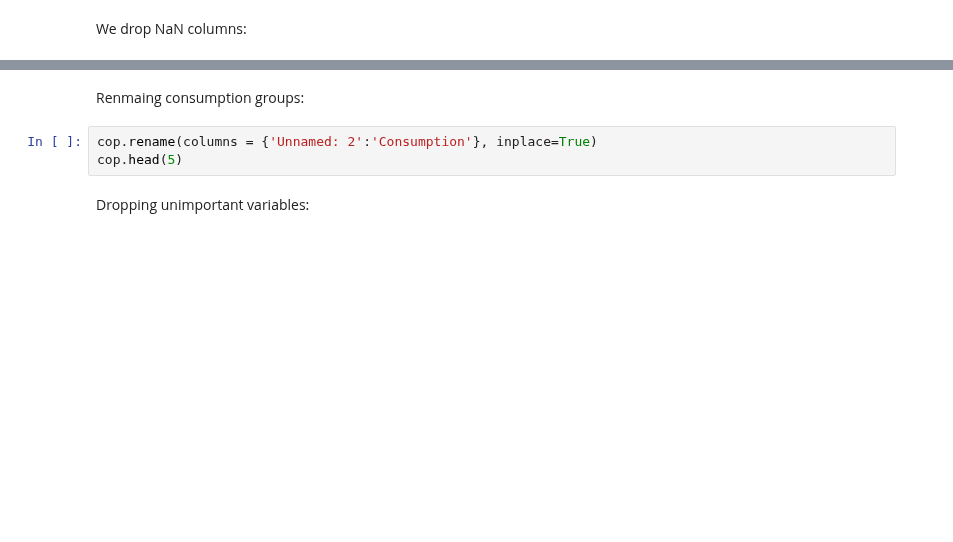
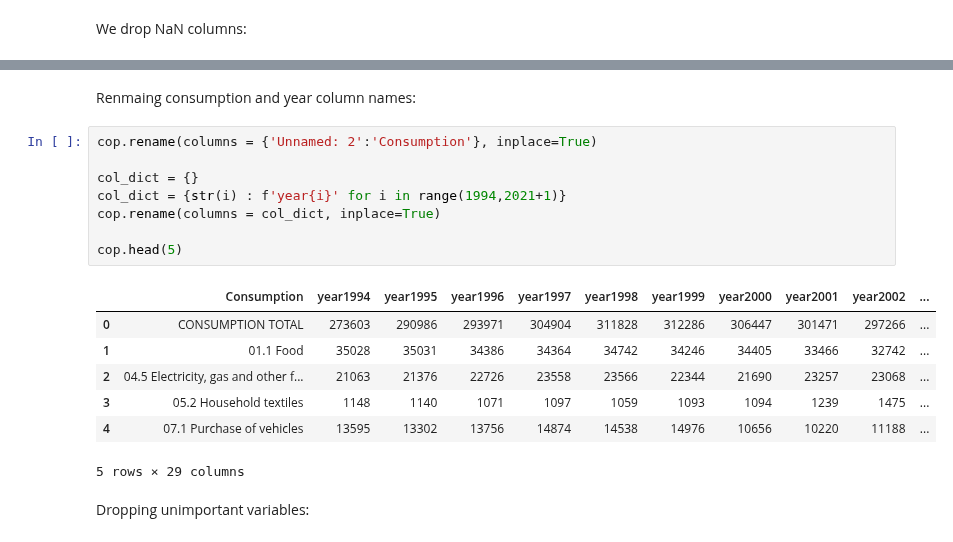
Before and after one commit to NumEconCopenhagen/projects-2023-EFS, a Jupyter notebook: dataproject/St_data_p.ipynb, the cells around one changed output, grey strips where cells are left out. Drawn from its saved outputs; the diff is of its cells as text; blank space fills up the shorter version.

```diff
--- a/dataproject/St_data_p.ipynb
+++ b/dataproject/St_data_p.ipynb
@@ -172,8 +204,21 @@ cop.head(10)
-# %% [markdown]
-Renmaing consumption groups:
+# %% [markdown]
+Renmaing consumption and year column names:
 # %%
 cop.rename(columns = {'Unnamed: 2':'Consumption'}, inplace=True)
+
+col_dict = {}
+col_dict = {str(i) : f'year{i}' for i in range(1994,2021+1)}
+cop.rename(columns = col_dict, inplace=True)
+
 cop.head(5)
+# %% [output]
+|  | Consumption | year1994 | year1995 | year1996 | year1997 | year1998 | year1999 | year2000 | year2001 | year2002 | ... |
+| 0 | CONSUMPTION TOTAL | 273603 | 290986 | 293971 | 304904 | 311828 | 312286 | 306447 | 301471 | 297266 | ... |
+| 1 | 01.1 Food | 35028 | 35031 | 34386 | 34364 | 34742 | 34246 | 34405 | 33466 | 32742 | ... |
+| 2 | 04.5 Electricity, gas and other f... | 21063 | 21376 | 22726 | 23558 | 23566 | 22344 | 21690 | 23257 | 23068 | ... |
+| 3 | 05.2 Household textiles | 1148 | 1140 | 1071 | 1097 | 1059 | 1093 | 1094 | 1239 | 1475 | ... |
+| 4 | 07.1 Purchase of vehicles | 13595 | 13302 | 13756 | 14874 | 14538 | 14976 | 10656 | 10220 | 11188 | ... |
+5 rows × 29 columns
 # %% [markdown]
 Dropping unimportant variables:
 # %%
```
Also changed, not shown: parts of 20 cells of this notebook.
